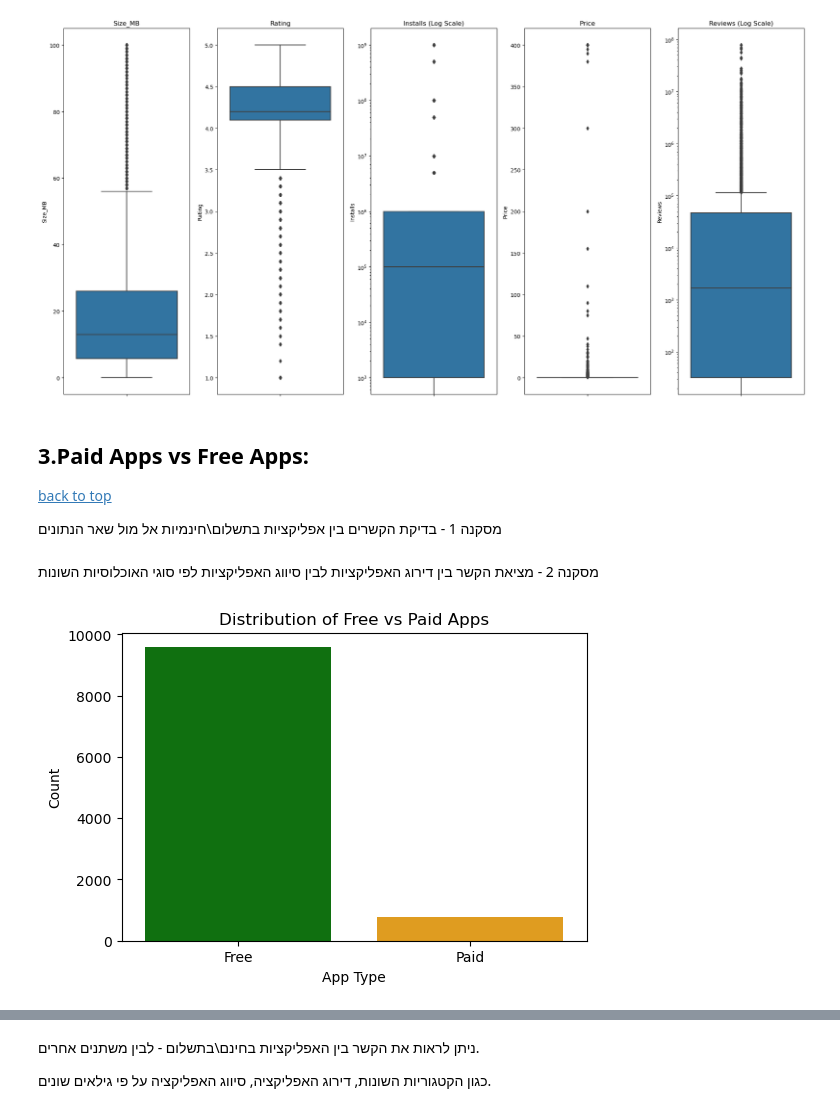
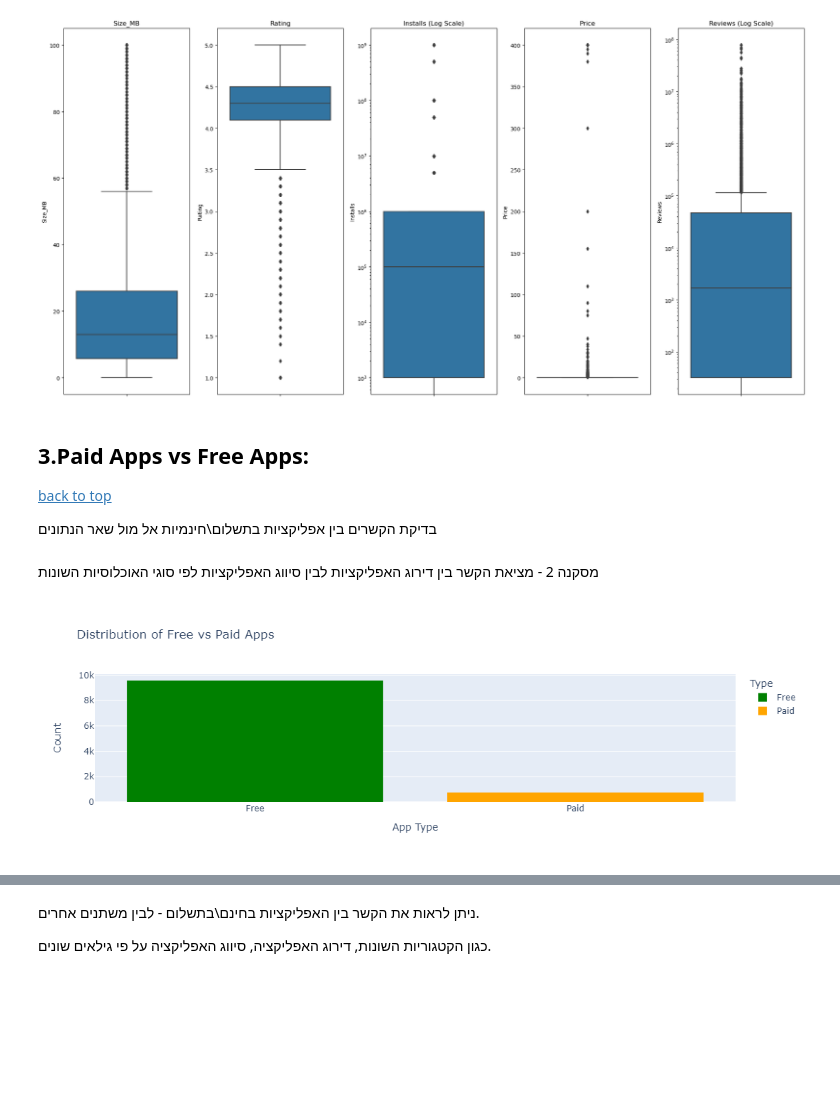
Before and after one commit to Yairvedaniel/project1, a Jupyter notebook: googleplaystoreproject_ogen.ipynb, the cells around one changed output, grey strips where cells are left out. Drawn from its saved outputs; the diff is of its cells as text; code cells hidden in the pictures; blank space fills up the shorter version.

```diff
--- a/googleplaystoreproject_ogen.ipynb
+++ b/googleplaystoreproject_ogen.ipynb
@@ -423,25 +421,23 @@ plt.show()
 
 [back to top](#top)
 
-מסקנה 1 - בדיקת הקשרים בין אפליקציות בתשלום\חינמיות אל מול שאר הנתונים
+בדיקת הקשרים בין אפליקציות בתשלום\חינמיות אל מול שאר הנתונים
 # %% [markdown]
 מסקנה 2 -
 מציאת הקשר בין דירוג האפליקציות לבין סיווג האפליקציות לפי סוגי האוכלוסיות השונות
-# %%
-data_cleaned = apps.dropna(subset=['Type', 'Rating'])
-
-# הגדרת צבעים מותאמים אישית
-palette = {'Free': 'green', 'Paid': 'orange'}
-
-# יצירת גרף עמודות המציג את התפלגות האפליקציות החינמיות מול האפליקציות בתשלום
-plt.figure(figsize=(6, 4))
-sns.countplot(x='Type', data=data_cleaned, palette=palette)
-plt.title('Distribution of Free vs Paid Apps')
-plt.xlabel('App Type')
-plt.ylabel('Count')
-plt.show()
-# %% [output]
-[figure, removed]
+# %%
+fig = px.histogram(apps, x='Type', color='Type', color_discrete_map={'Free': 'green', 'Paid': 'orange'}, title='Distribution of Free vs Paid Apps')
+
+# הגדרת שמות צירים
+fig.update_layout(
+    xaxis_title='App Type',
+    yaxis_title='Count'
+)
+
+# הצגת הגרף
+fig.show()
+# %% [output]
+[figure, added]
 # %%
 palette = {'Free': 'green', 'Paid': 'orange'}
 fig = plt.figure(figsize=(20, 14))
```
Also changed, not shown: parts of 33 cells of this notebook.
